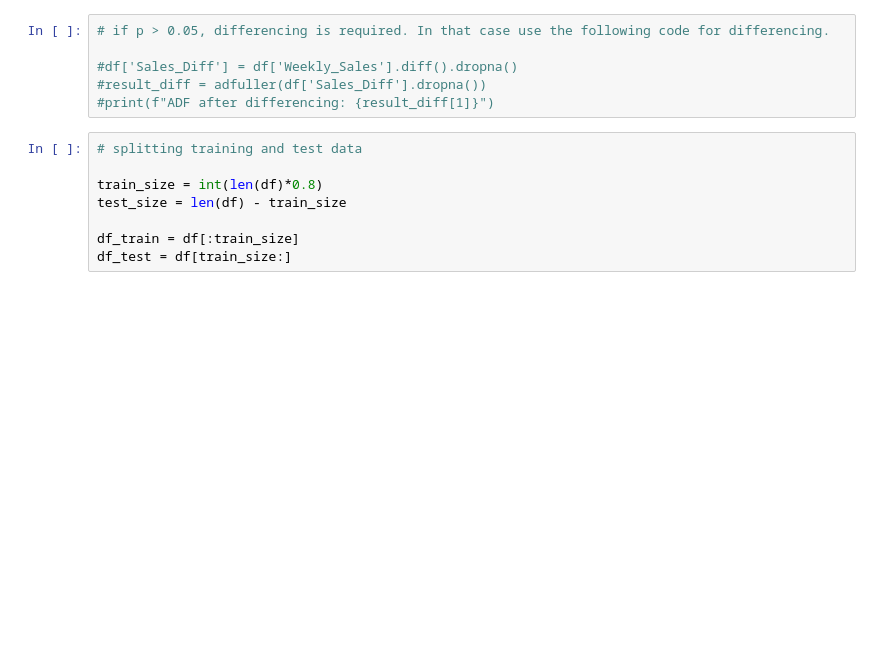
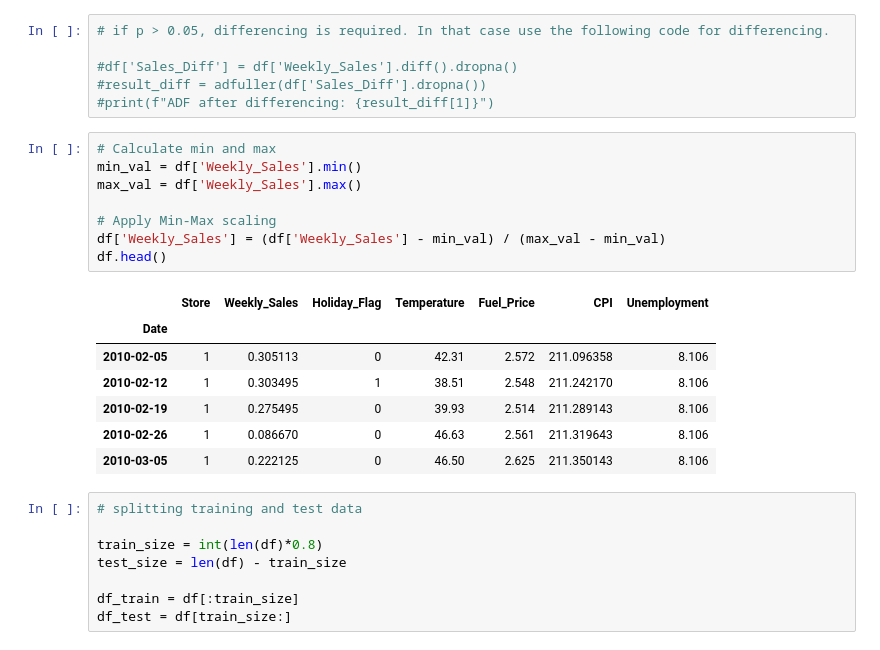
Before and after one commit to NishanD21/Walmart-Store-Sales-Forecasting, a Jupyter notebook: ws_auto_arima.ipynb, the cells around one changed output. Drawn from its saved outputs; the diff is of its cells as text; blank space fills up the shorter version.

```diff
--- a/ws_auto_arima.ipynb
+++ b/ws_auto_arima.ipynb
@@ -108,6 +108,22 @@ p < 0.05 . Therefore, the time series is stationary.
 #df['Sales_Diff'] = df['Weekly_Sales'].diff().dropna()
 #result_diff = adfuller(df['Sales_Diff'].dropna())
 #print(f"ADF after differencing: {result_diff[1]}")
+# %%
+# Calculate min and max
+min_val = df['Weekly_Sales'].min()
+max_val = df['Weekly_Sales'].max()
+
+# Apply Min-Max scaling
+df['Weekly_Sales'] = (df['Weekly_Sales'] - min_val) / (max_val - min_val)
+df.head()
+# %% [output]
+|  | Store | Weekly_Sales | Holiday_Flag | Temperature | Fuel_Price | CPI | Unemployment |
+| Date |  |  |  |  |  |  |  |
+| 2010-02-05 | 1 | 0.305113 | 0 | 42.31 | 2.572 | 211.096358 | 8.106 |
+| 2010-02-12 | 1 | 0.303495 | 1 | 38.51 | 2.548 | 211.242170 | 8.106 |
+| 2010-02-19 | 1 | 0.275495 | 0 | 39.93 | 2.514 | 211.289143 | 8.106 |
+| 2010-02-26 | 1 | 0.086670 | 0 | 46.63 | 2.561 | 211.319643 | 8.106 |
+| 2010-03-05 | 1 | 0.222125 | 0 | 46.50 | 2.625 | 211.350143 | 8.106 |
 # %%
 # splitting training and test data
 
```
Also changed, not shown: parts of 8 cells of this notebook.
